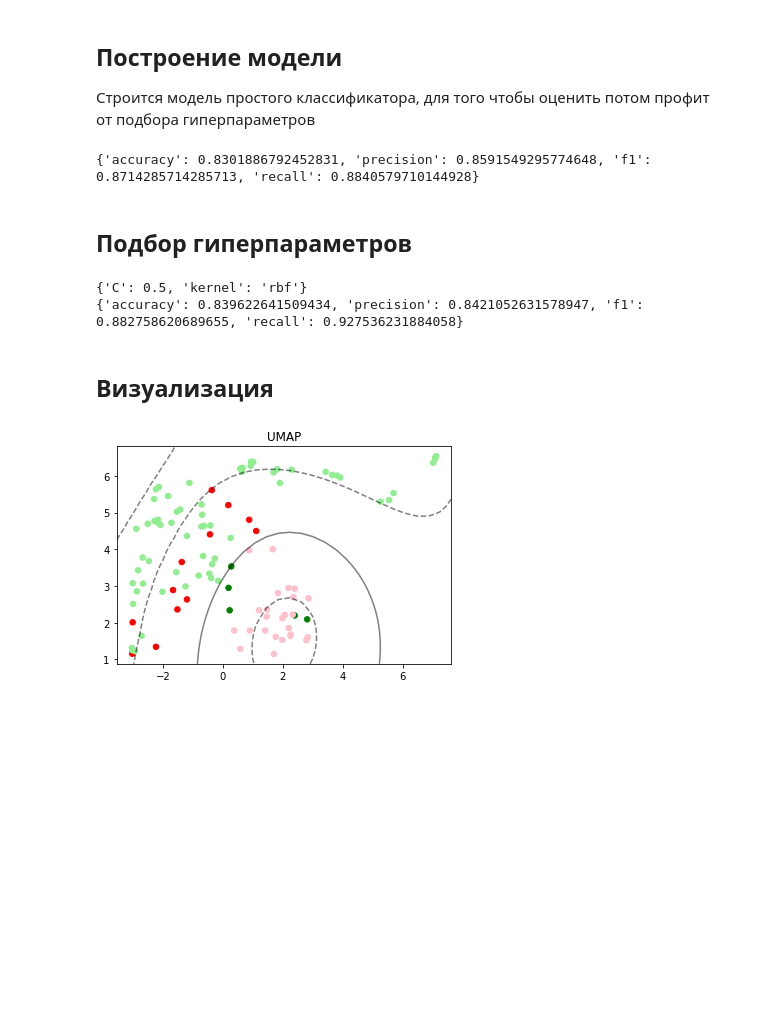
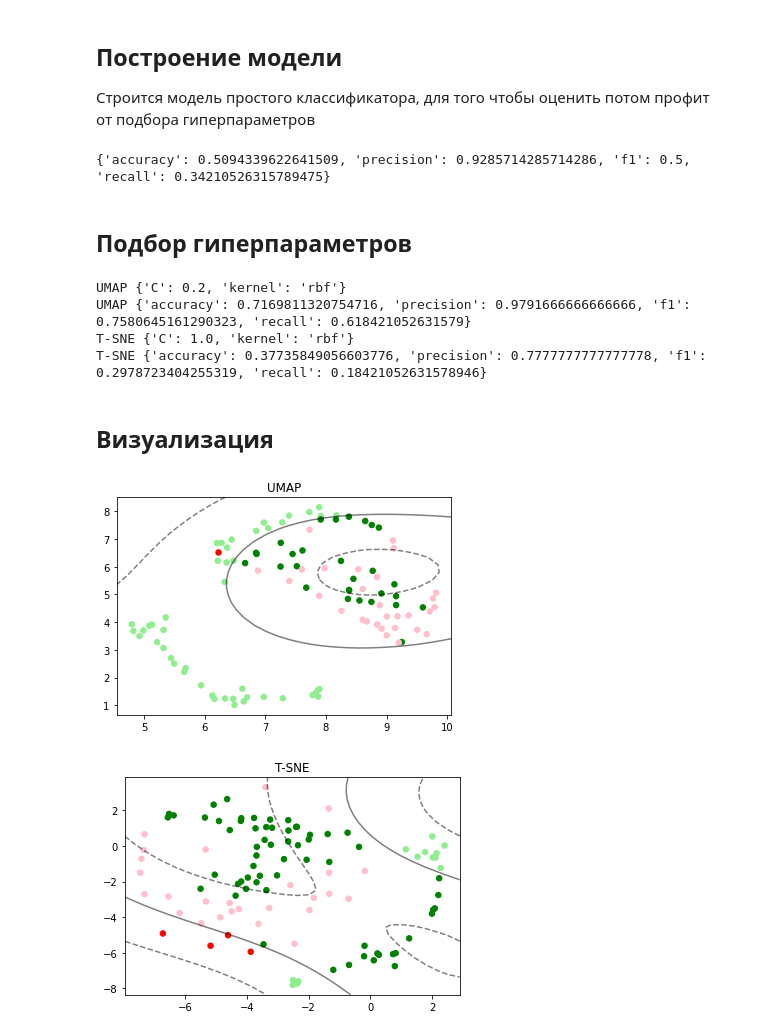
Before and after one commit to BearPro/data-science, a Jupyter notebook: task3-A.ipynb, the cells around one changed output. Drawn from its saved outputs; the diff is of its cells as text; code cells hidden in the pictures; blank space fills up the shorter version.

```diff
--- a/task3-A.ipynb
+++ b/task3-A.ipynb
@@ -50,10 +29,11 @@ data.head()
 # %%
 # Делим на обучающую и тестовую выборки
 train, test = train_test_split(data, test_size=0.3)
-X_train = train[["p1", "p2"]]
-y_train = train["class"]
 
-X_test = test[["p1", "p2"]]
-y_test = test["class"]
+X_train = train[range(0, 34)]
+y_train = train[34]
+y_train.name = "class"
 
-X_test.shape, y_test.shape
+X_test = test[range(0, 34)]
+y_test = test[34]
+y_train.name = "class"
@@ -75,58 +97,73 @@ def scores(y_true, y_pred):
     }
 
 classifier = SVC(kernel="linear")
-model = classifier.fit(X_train, y_train)
+model = classifier.fit(X_train.umap, y_train)
 
-y_predicted = classifier.predict(X_test)
+y_predicted = classifier.predict(X_test.umap)
 print(scores(y_test, y_predicted))
 # %% [output]
-{'accuracy': 0.8301886792452831, 'precision': 0.8591549295774648, 'f1': 0.8714285714285713, 'recall': 0.8840579710144928}
+{'accuracy': 0.5094339622641509, 'precision': 0.9285714285714286, 'f1': 0.5, 'recall': 0.34210526315789475}
 # %% [markdown]
 ## Подбор гиперпараметров
 # %%
 from sklearn.model_selection import GridSearchCV
+
+class Result(NamedTuple):
+    y_predicted: object
+    classifier: object
 
 parameters = { "kernel": ["linear", "rbf", "poly", "sigmoid"],
                "C": list(map(lambda x: x/10, range(1, 11, 1))) }
 
-classifier = GridSearchCV(SVC(), param_grid=parameters)
+scaled_sets = [
+    ("UMAP", X_train.umap, X_test.umap),
+    ('T-SNE', X_train.tsne, X_test.tsne)]
 
-model = classifier.fit(X_train.values, y_train.values)
+results = {}
 
-classifier = model.best_estimator_
-y_predicted = classifier.predict(X_test.values)
+for label, X_train_, X_test_ in scaled_sets:
+    classifier = GridSearchCV(SVC(), param_grid=parameters)
 
-print(model.best_params_)
-print(scores(y_test, y_predicted))
+    model = classifier.fit(X_train_.values, y_train.values)
+
+    classifier = model.best_estimator_
+    y_predicted = classifier.predict(X_test_.values)
+    results[label] = Result(y_predicted, classifier)
+    print(label, model.best_params_)
+    print(label, scores(y_test, y_predicted))
 # %% [output]
-{'C': 0.5, 'kernel': 'rbf'}
-{'accuracy': 0.839622641509434, 'precision': 0.8421052631578947, 'f1': 0.882758620689655, 'recall': 0.927536231884058}
+UMAP {'C': 0.2, 'kernel': 'rbf'}
+UMAP {'accuracy': 0.7169811320754716, 'precision': 0.9791666666666666, 'f1': 0.7580645161290323, 'recall': 0.618421052631579}
+T-SNE {'C': 1.0, 'kernel': 'rbf'}
+T-SNE {'accuracy': 0.37735849056603776, 'precision': 0.7777777777777778, 'f1': 0.2978723404255319, 'recall': 0.18421052631578946}
 # %% [markdown]
 ## Визуализация
 # %%
 import matplotlib.pyplot as plt
 %matplotlib inline
 
 def plot_SVM(X, y_act, y_pred, clf, text):
-    Y = pandas.concat([y_act, pandas.Series(y_pred, name="pred", index=y_act.index)], axis=1)
+    Y = pandas.concat([pandas.Series(y_act, name="class"), pandas.Series(y_pred, name="pred", index=y_act.index)], axis=1)
     color_map = {"gg": "lightgreen", "bb": "pink", "gb": "green", "bg": "red"}
     colors = Y.apply(lambda x: x['class'] + x['pred'], axis=1).map(color_map)
 
     plt.scatter(X["p1"], X["p2"], c=colors, s=30, cmap=plt.cm.Paired)
     ax = plt.gca()
     xlim = ax.get_xlim()
     ylim = ax.get_ylim()
 
     xx = numpy.linspace(xlim[0], xlim[1], 30)
     yy = numpy.linspace(ylim[0], ylim[1], 30)
     YY, XX = numpy.meshgrid(yy, xx)
     xy = numpy.vstack([XX.ravel(), YY.ravel()]).T
     Z = clf.decision_function(xy).reshape(XX.shape)
 
     ax.contour(XX, YY, Z, colors="k", levels=[-1, 0, 1], alpha=0.5, linestyles=["--", "-", "--"])
     plt.title(text)
     plt.show()
 
-plot_SVM(X_test, y_test, y_predicted, classifier, "UMAP")
+for label, X_train_, X_test_ in scaled_sets:
+    plot_SVM(X_test_, y_test, results[label].y_predicted, results[label].classifier, label)
 # %% [output]
-[figure, old version]
+[figure, new version]
+[figure, added]
```
Also changed, not shown: parts of 3 cells of this notebook, 2 other files.
